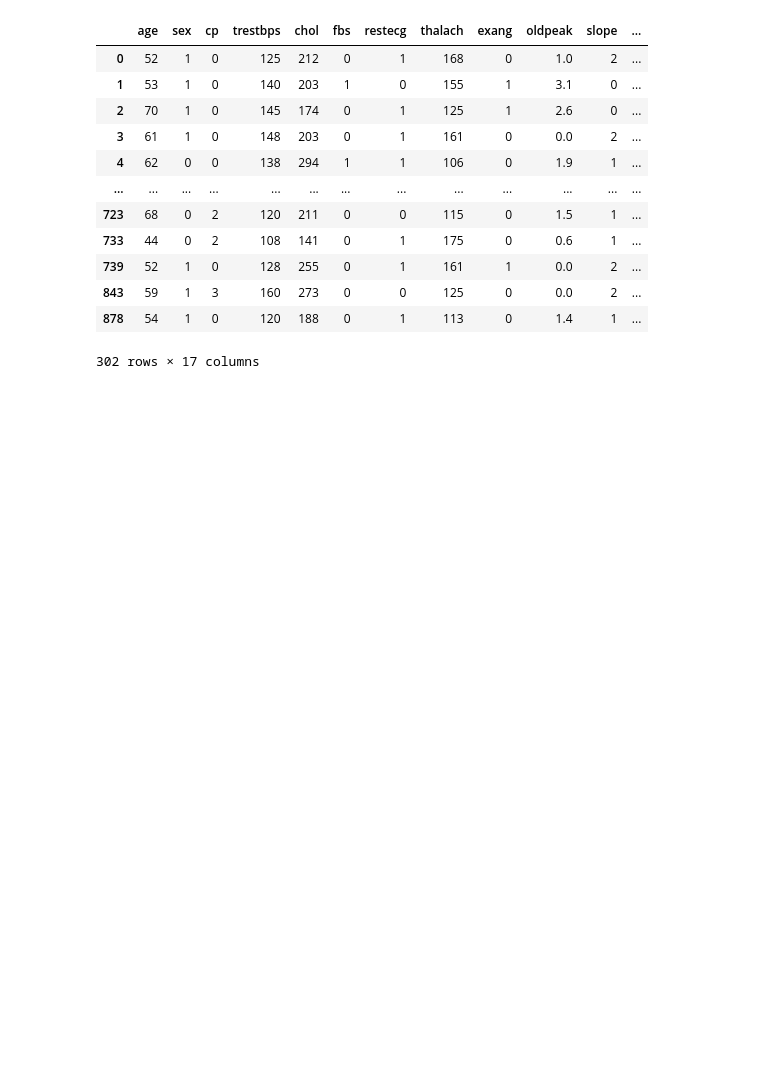
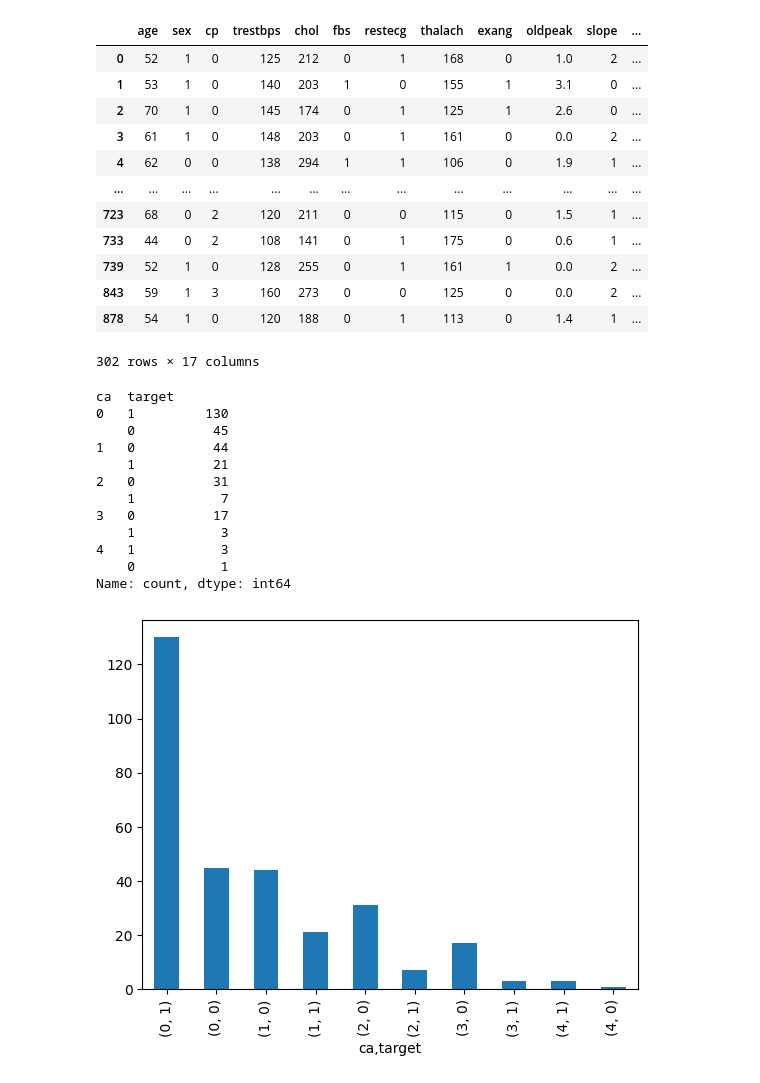
Before and after one commit to medisumeet/Heart-Disease-Prediction, a Jupyter notebook: heart-disease-prediction.ipynb, the cells around one changed output. Saved outputs shown, nothing was run; the diff lists cells and outputs as text; code cells hidden in the pictures; blank space fills up the shorter version.

```diff
--- a/heart-disease-prediction.ipynb
+++ b/heart-disease-prediction.ipynb
@@ -322,3 +317,20 @@ df
 | 843 | 59 | 1 | 3 | 160 | 273 | 0 | 0 | 125 | 0 | 0.0 | 2 | ... |
 | 878 | 54 | 1 | 0 | 120 | 188 | 0 | 1 | 113 | 0 | 1.4 | 1 | ... |
 302 rows × 17 columns
+# %%
+df.groupby("ca")["target"].value_counts().plot(kind = "bar")
+print(df.groupby("ca")["target"].value_counts())
+# %% [output]
+ca  target
+0   1         130
+    0          45
+1   0          44
+    1          21
+2   0          31
+    1           7
+3   0          17
+    1           3
+4   1           3
+    0           1
+Name: count, dtype: int64
+[figure, added]
```
Also changed, not shown: parts of 12 cells of this notebook.
